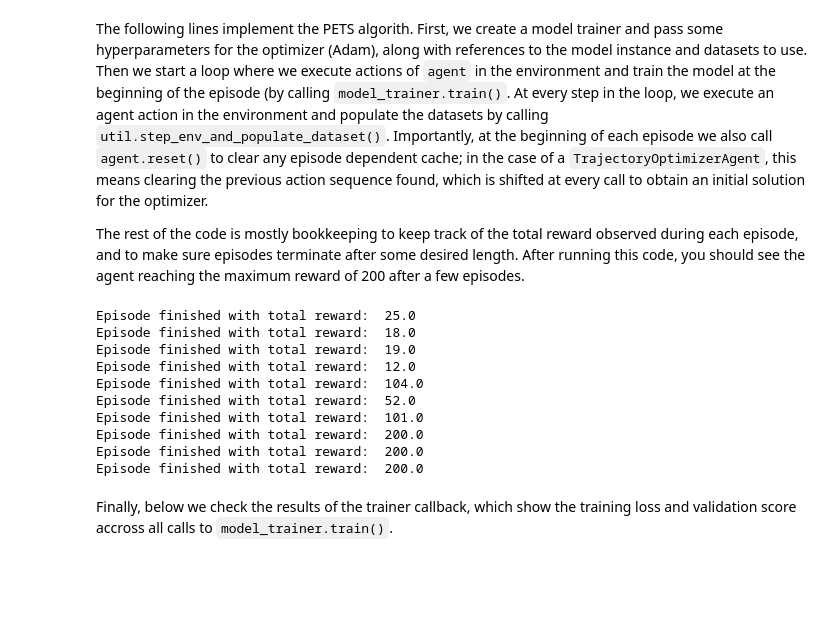
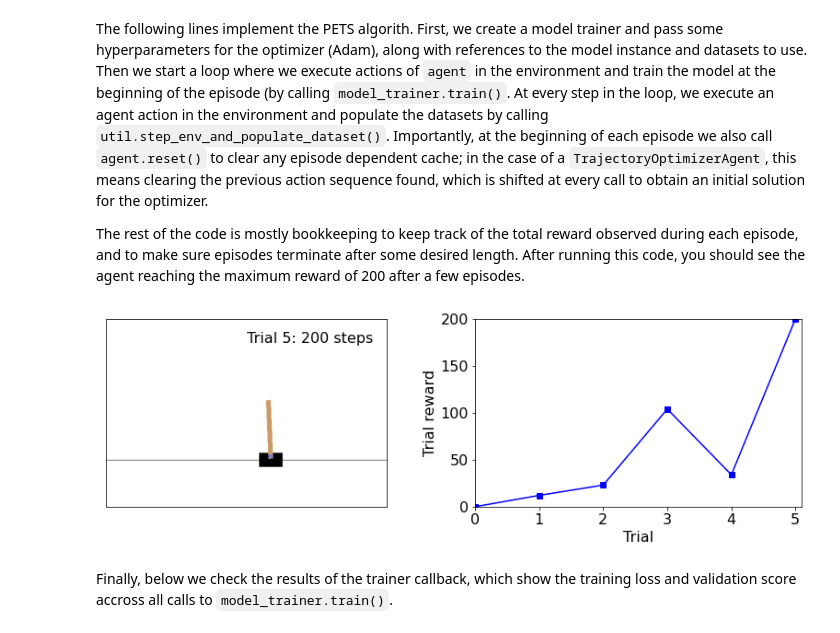
Before and after one commit to facebookresearch/mbrl-lib, a Jupyter notebook: notebooks/pets_example.ipynb, the cells around one changed output. Cells and saved outputs as stored; diff of their text form; code cells hidden in the pictures; blank space fills up the shorter version.

```diff
--- a/notebooks/pets_example.ipynb
+++ b/notebooks/pets_example.ipynb
@@ -81,13 +100,14 @@ Given the configuration above, the following two lines of code create a dynamics
 dynamics_model = util.create_dynamics_model(cfg, obs_shape, act_shape)
 
 # Create a gym-like environment to encapsulate the model
-model_env = models.ModelEnv(env, dynamics_model, term_fn, reward_fn, seed=0)
+model_env = models.ModelEnv(env, dynamics_model, term_fn, reward_fn, rng)
 # %% [markdown]
 # Create a dataset object
 
 Creating training and validation datasets can be done with a single line of code. The capacity of the training dataset will be ``(1 - V) * trial_length * num_trials``, and that of the validation set will be ``V * trial_length * num_trials``, where ``V`` is the validation ratio specified in the ``cfg.overrides`` group. Since we want to train an ensemble model, as specified in the ``dynamics_model.model`` option, we pass ``train_is_bootstrap=True`` to create a replay buffer that can be used to train this type of models.
 # %%
-dataset_train, dataset_val = util.create_replay_buffers(cfg, obs_shape, act_shape, train_is_bootstrap=True)
+dataset_train, dataset_val = util.create_replay_buffers(
+    cfg, obs_shape, act_shape, train_is_bootstrap=True, rng=rng)
 # %% [markdown]
 We can now populate the replay buffer with random trajectories of a desired length, using a single function call to `util.populate_buffers_with_agent_trajectories`. Note that we pass an agent of type `planning.RandomAgent` to generate the actions; however, this method accepts any agent that is a subclass of `planning.Agent`, allowing changing exploration strategies with minimal changes to the code.
 
@@ -142,7 +162,7 @@ agent_cfg = omegaconf.OmegaConf.create({
 agent = planning.create_trajectory_optim_agent_for_model(
     model_env,
     agent_cfg,
-    num_particles=25,
+    num_particles=20,
     propagation_method="fixed_model",
 )
 # %% [markdown]
@@ -156,6 +176,22 @@ val_scores = []
 def train_callback(_total_calls, _epoch, tr_loss, _tr_score, val_score, _best_val):
     train_losses.append(tr_loss)
     val_scores.append(val_score)
+# %%
+def update_axes(_axs, _frame, _text, _trial, _steps_trial, _all_rewards, force_update=False):
+    if not force_update and (_steps_trial % 10 != 0):
+        return
+    _axs[0].imshow(_frame)
+    _axs[0].set_xticks([])
+    _axs[0].set_yticks([])
+    _axs[1].clear()
+    _axs[1].set_xlim([0, num_trials + .1])
+    _axs[1].set_ylim([0, 200])
+    _axs[1].set_xlabel("Trial")
+    _axs[1].set_ylabel("Trial reward")
+    _axs[1].plot(_all_rewards, 'bs-')
+    _text.set_text(f"Trial {_trial + 1}: {_steps_trial} steps")
+    display.display(plt.gcf())
+    display.clear_output(wait=True)
 # %% [markdown]
 The following lines implement the PETS algorith. First, we create a model trainer and pass some hyperparameters for the optimizer (Adam), along with references to the model instance and datasets to use. Then we start a loop where we execute actions of ``agent`` in the environment and train the model at the beginning of the episode (by calling ``model_trainer.train()``. At every step in the loop, we execute an agent action in the environment and populate the datasets by calling ``util.step_env_and_populate_dataset()``. Importantly, at the beginning of each episode we also call ``agent.reset()`` to clear any episode dependent cache; in the case of a ``TrajectoryOptimizerAgent``, this means clearing the previous action sequence found, which is shifted at every call to obtain an initial solution for the optimizer.
 
@@ -163,52 +199,55 @@ The rest of the code is mostly bookkeeping to keep track of the total reward obs
 # %%
 # Create a trainer for the model
 model_trainer = models.DynamicsModelTrainer(
-    dynamics_model, dataset_train, dataset_val=dataset_val, optim_lr=1e-4, weight_decay=1e-5)
+    dynamics_model, dataset_train, dataset_val=dataset_val, optim_lr=7.5e-4, weight_decay=3e-5)
 
+# Create visualization objects
+fig, axs = plt.subplots(1, 2, figsize=(14, 3.75), gridspec_kw={"width_ratios": [1, 1]})
+ax_text = axs[0].text(300, 50, "")
+
+# Main PETS loop
+all_rewards = [0]
 for trial in range(num_trials):
     obs = env.reset()
     agent.reset()
 
     done = False
     total_reward = 0.0
     steps_trial = 0
+    update_axes(axs, env.render(mode="rgb_array"), ax_text, trial, steps_trial, all_rewards)
     while not done:
         # --------------- Model Training -----------------
         if steps_trial == 0:
             model_trainer.train(num_epochs=50, patience=50, callback=train_callback)
 
         # --- Doing env step using the agent and adding to model dataset ---
         next_obs, reward, done, _ = util.step_env_and_populate_dataset(
             env,
             obs,
             agent,
             {},
             dataset_train,
             dataset_val,
             True, # whether to increase the validation set or not
             cfg.overrides.validation_ratio,
             rng,
             dynamics_model.update_normalizer,
         )
 
+        update_axes(axs, env.render(mode="rgb_array"), ax_text, trial, steps_trial, all_rewards)
+
         obs = next_obs
         total_reward += reward
         steps_trial += 1
+
         if steps_trial == trial_length:
             break
 
-    print("Episode finished with total reward: ", total_reward)
+    all_rewards.append(total_reward)
+
+update_axes(axs, env.render(mode="rgb_array"), ax_text, trial, steps_trial, all_rewards)
 # %% [output]
-Episode finished with total reward:  25.0
-Episode finished with total reward:  18.0
-Episode finished with total reward:  19.0
-Episode finished with total reward:  12.0
-Episode finished with total reward:  104.0
-Episode finished with total reward:  52.0
-Episode finished with total reward:  101.0
-Episode finished with total reward:  200.0
-Episode finished with total reward:  200.0
-Episode finished with total reward:  200.0
+[figure, added]
 # %% [markdown]
 Finally, below we check the results of the trainer callback, which show the training loss and validation score accross all calls to ``model_trainer.train()``.
 # %%
```
Also changed, not shown: parts of 8 cells of this notebook.
